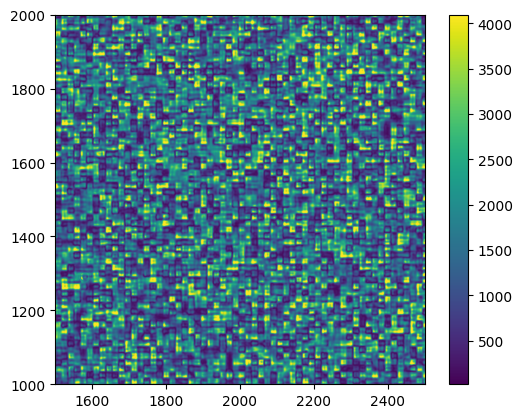
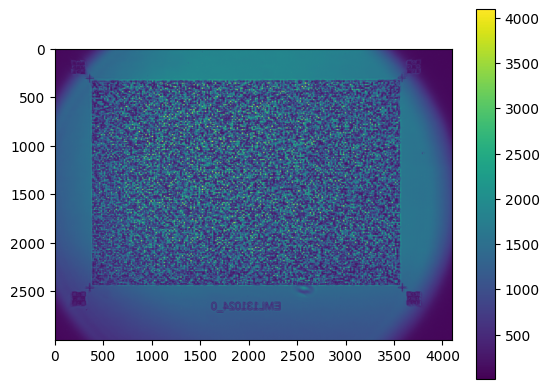
The notebook cell's code change between the first figure and the second:
--- before
+++ after
@@ -1,4 +1,4 @@
-plt.imshow(img[100,...])
+plt.imshow(img[120,...])
 plt.colorbar()
-plt.xlim([1500, 2500])
-plt.ylim([1000, 2000])
+# plt.xlim([1500, 2500])
+# plt.ylim([1000, 2000])

Commit: new exposure + piezo scripts